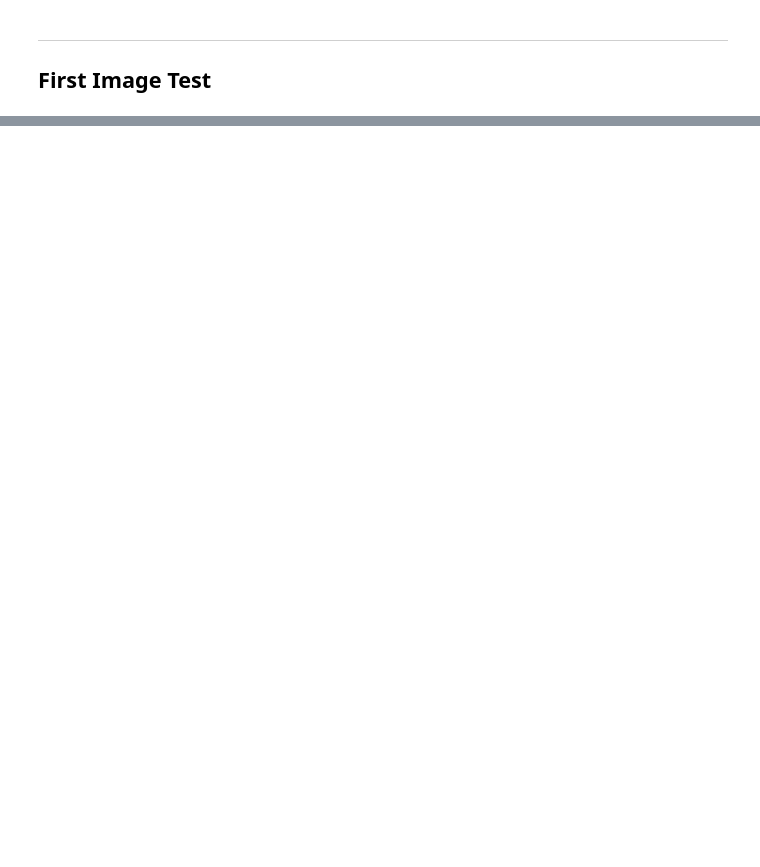
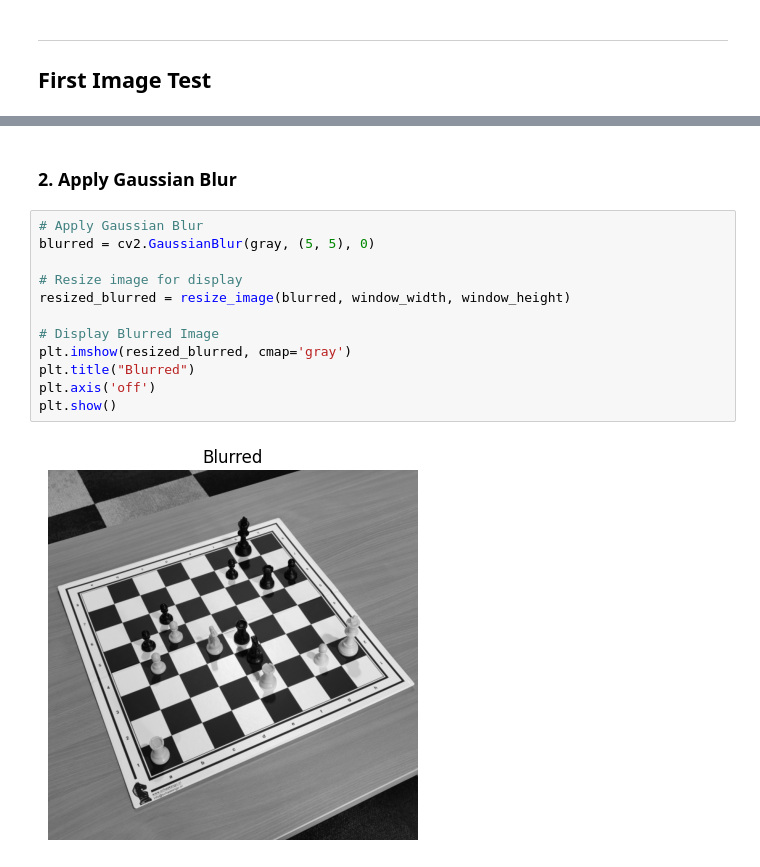
Before and after one commit to eduardooliveiraps/chessboard-vision, a Jupyter notebook: chessboard-vision.ipynb, the cells around one changed output, grey strips where cells are left out. Cells and saved outputs as stored; diff of their text form; blank space fills up the shorter version.

```diff
--- a/chessboard-vision.ipynb
+++ b/chessboard-vision.ipynb
@@ -66,0 +89,16 @@ Number of Channels: 3
+# %% [markdown]
+### 2. Apply Gaussian Blur
+# %%
+# Apply Gaussian Blur
+blurred = cv2.GaussianBlur(gray, (5, 5), 0)
+
+# Resize image for display
+resized_blurred = resize_image(blurred, window_width, window_height)
+
+# Display Blurred Image
+plt.imshow(resized_blurred, cmap='gray')
+plt.title("Blurred")
+plt.axis('off')
+plt.show()
+# %% [output]
+[figure, added]
```
Also changed, not shown: parts of 10 cells of this notebook.
